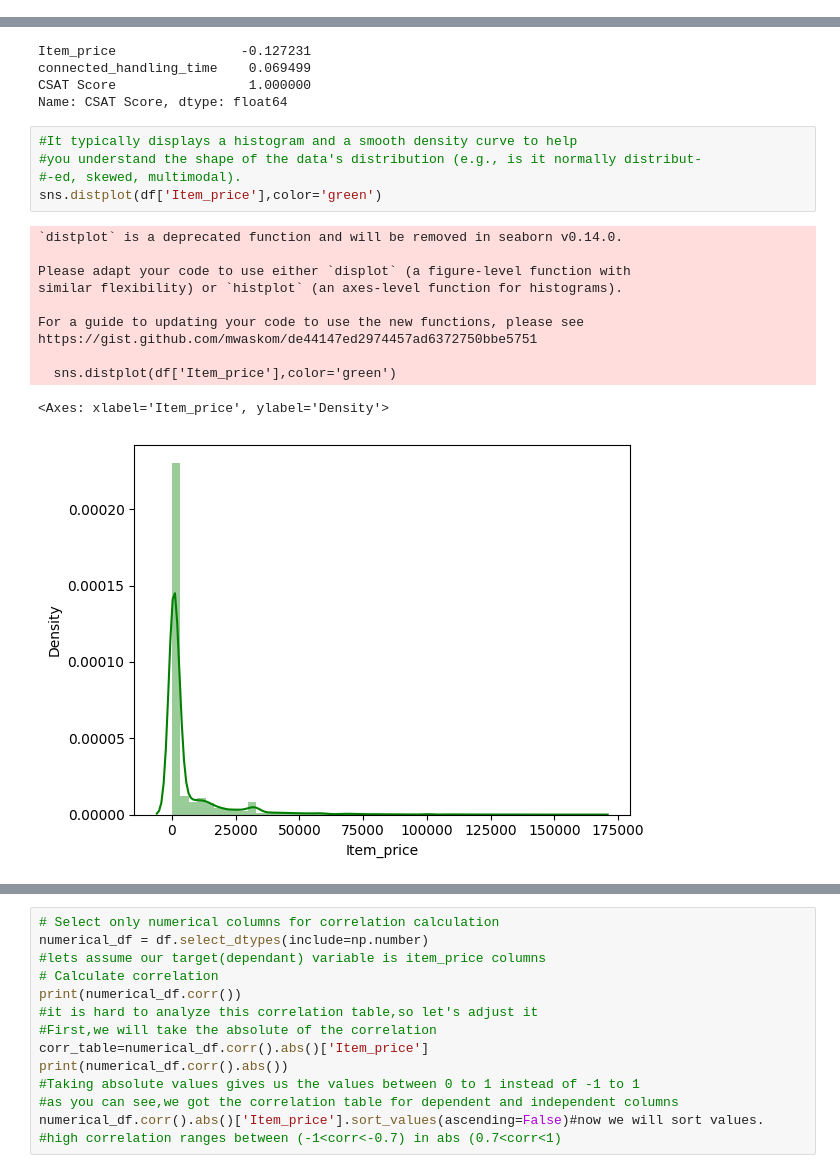
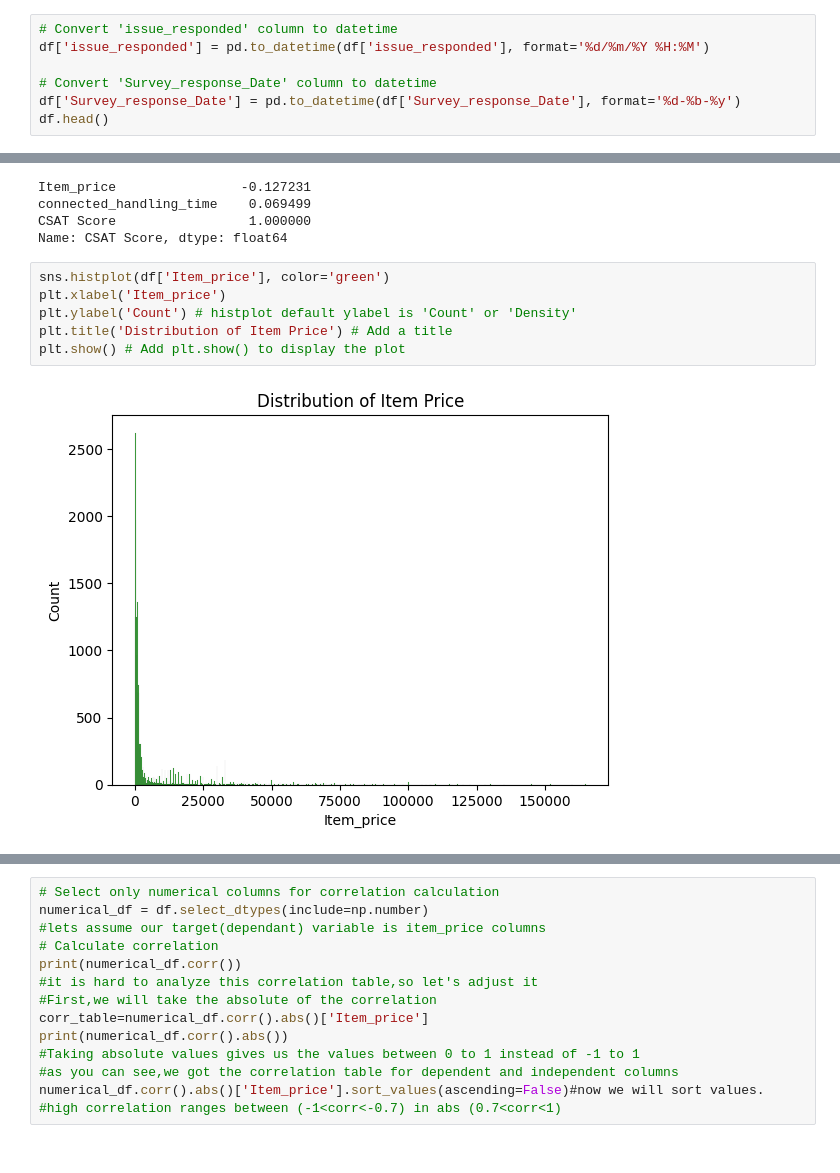
Before and after one commit to padminK/-Classification---Flipkart-Customer-Service-Satisfaction, a Jupyter notebook: Untitled1.ipynb, the cells around one changed output, grey strips where cells are left out. Drawn from its saved outputs; the diff is of its cells as text.

```diff
--- a/Untitled1.ipynb
+++ b/Untitled1.ipynb
@@ -75,0 +77,7 @@ df.head()
+# %%
+# Convert 'issue_responded' column to datetime
+df['issue_responded'] = pd.to_datetime(df['issue_responded'], format='%d/%m/%Y %H:%M')
+
+# Convert 'Survey_response_Date' column to datetime
+df['Survey_response_Date'] = pd.to_datetime(df['Survey_response_Date'], format='%d-%b-%y')
+df.head()
@@ -364,20 +379,11 @@ Item_price                -0.127231
 connected_handling_time    0.069499
 CSAT Score                 1.000000
 Name: CSAT Score, dtype: float64
-# %%
-#It typically displays a histogram and a smooth density curve to help
-#you understand the shape of the data's distribution (e.g., is it normally distribut-
-#-ed, skewed, multimodal).
-sns.distplot(df['Item_price'],color='green')
-# %% [output]
-`distplot` is a deprecated function and will be removed in seaborn v0.14.0.
-
-Please adapt your code to use either `displot` (a figure-level function with
-similar flexibility) or `histplot` (an axes-level function for histograms).
-
-For a guide to updating your code to use the new functions, please see
-https://gist.github.com/mwaskom/de44147ed2974457ad6372750bbe5751
-
-  sns.distplot(df['Item_price'],color='green')
-<Axes: xlabel='Item_price', ylabel='Density'>
-[figure, removed]
+# %%
+sns.histplot(df['Item_price'], color='green')
+plt.xlabel('Item_price')
+plt.ylabel('Count') # histplot default ylabel is 'Count' or 'Density'
+plt.title('Distribution of Item Price') # Add a title
+plt.show() # Add plt.show() to display the plot
+# %% [output]
+[figure, added]
```
Also changed, not shown: parts of 7 cells of this notebook.
